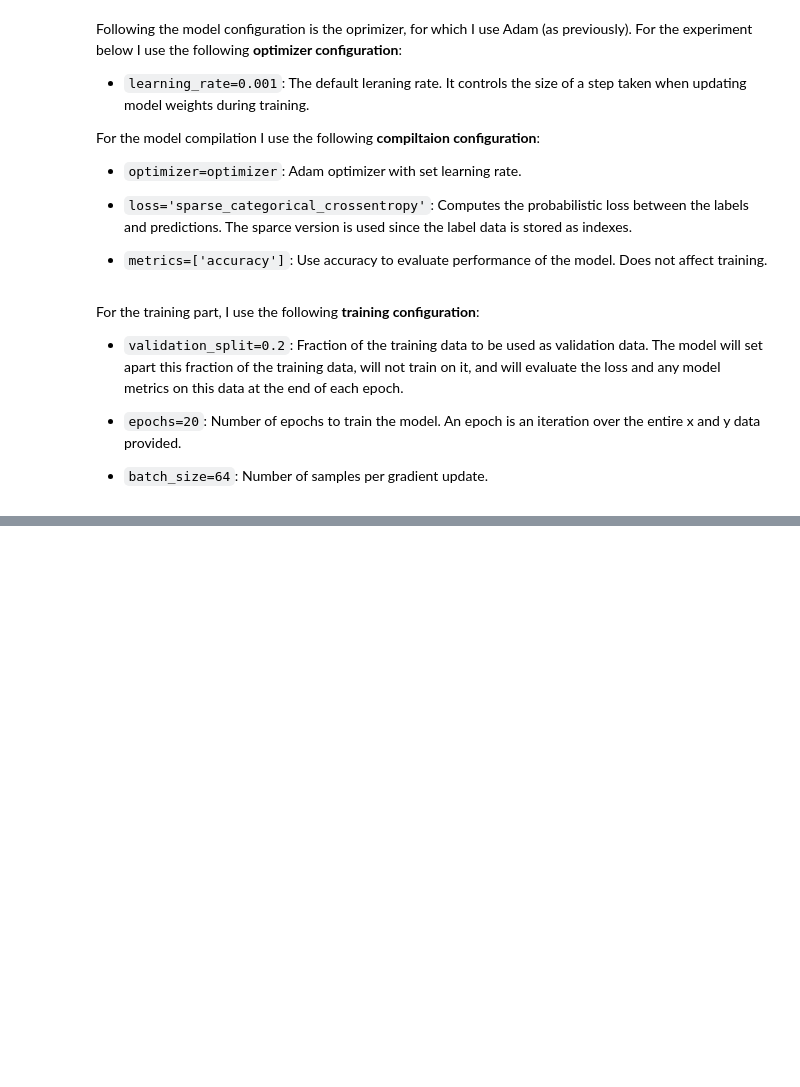
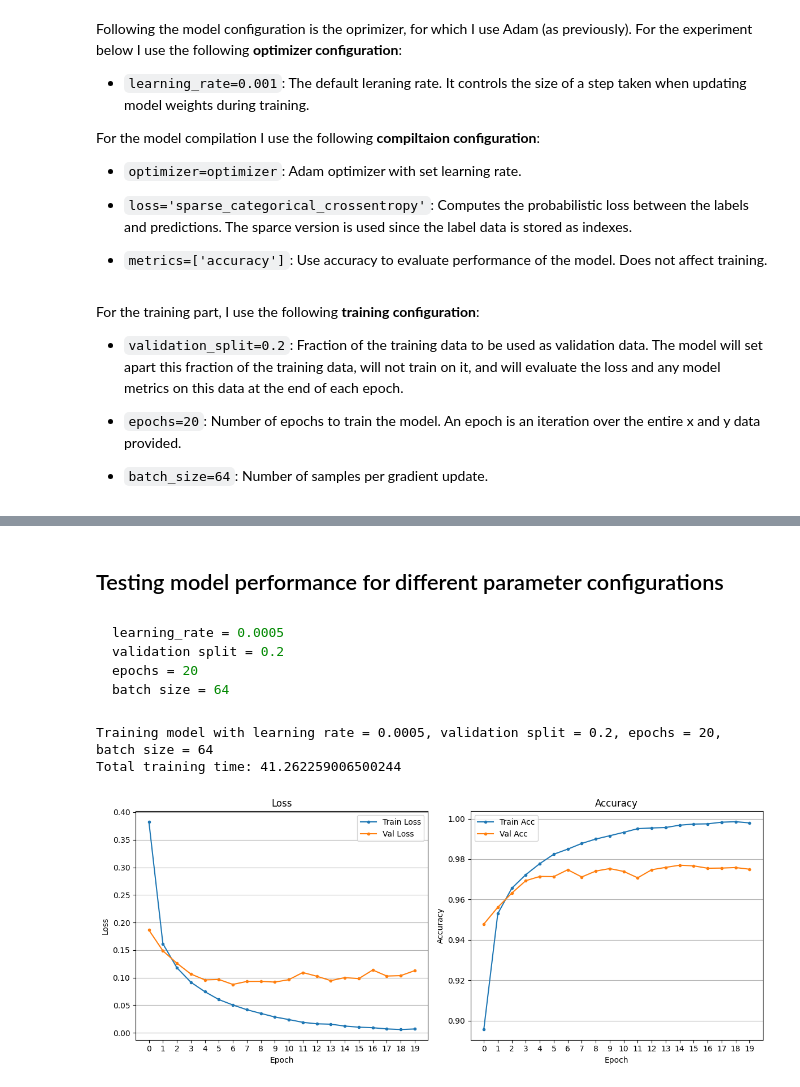
Before and after one commit to Tamarov128/mnist-mlp, a Jupyter notebook: multilayer_perceptron.ipynb, the cells around one changed output, grey strips where cells are left out. Saved outputs shown, nothing was run; the diff lists cells and outputs as text; code cells hidden in the pictures; blank space fills up the shorter version.

````diff
--- a/multilayer_perceptron.ipynb
+++ b/multilayer_perceptron.ipynb
@@ -267,0 +341,53 @@ Test Accuracy: 97.53%
+# %%
+# Function for evaluating a model with different parameters on the MNIST data
+
+def evaluate_model(model, epochs, history):
+  '''
+    Plots the loss and accuracy of training and validation data based on the given model history and evaluates model on test data
+  '''
+
+  # Plot loss and accuracy
+  fig, ax = plt.subplots(1, 2)
+  fig.set_figheight(5)
+  fig.set_figwidth(12)
+
+  ax[0].plot(history.history['loss'], label='Train Loss', marker='.')
+  ax[0].plot(history.history['val_loss'], label='Val Loss', marker='.')
+  ax[0].set_xticks(range(epochs))
+  ax[0].set_title('Loss')
+  ax[0].set_xlabel('Epoch')
+  ax[0].set_ylabel('Loss')
+  ax[0].grid(axis='y')
+  ax[0].legend()
+
+  ax[1].plot(history.history['accuracy'], label='Train Acc', marker='.')
+  ax[1].plot(history.history['val_accuracy'], label='Val Acc', marker='.')
+  ax[1].set_xticks(range(epochs))
+  ax[1].set_title('Accuracy')
+  ax[1].set_xlabel('Epoch')
+  ax[1].set_ylabel('Accuracy')
+  ax[1].grid(axis='y')
+  ax[1].legend()
+
+  plt.tight_layout()
+  plt.show()
+
+  # Print test accuracy
+  test_loss, test_acc = model.evaluate(x_test, y_test)
+  print(f"Test Accuracy: {test_acc*100:.2f}%")
+# %% [markdown]
+## Testing model performance for different parameter configurations
+# %% [markdown]
+```python
+learning_rate = 0.0005
+validation split = 0.2
+epochs = 20
+batch size = 64
+```
+# %%
+model, history = run_model(learning_rate=0.0005, validation_split=0.2, epochs=20, batch_size=64)
+evaluate_model(model, 20, history)
+# %% [output]
+Training model with learning rate = 0.0005, validation split = 0.2, epochs = 20, batch size = 64
+Total training time: 41.262259006500244
+[figure, added]
````
Also changed, not shown: parts of 25 cells of this notebook.
